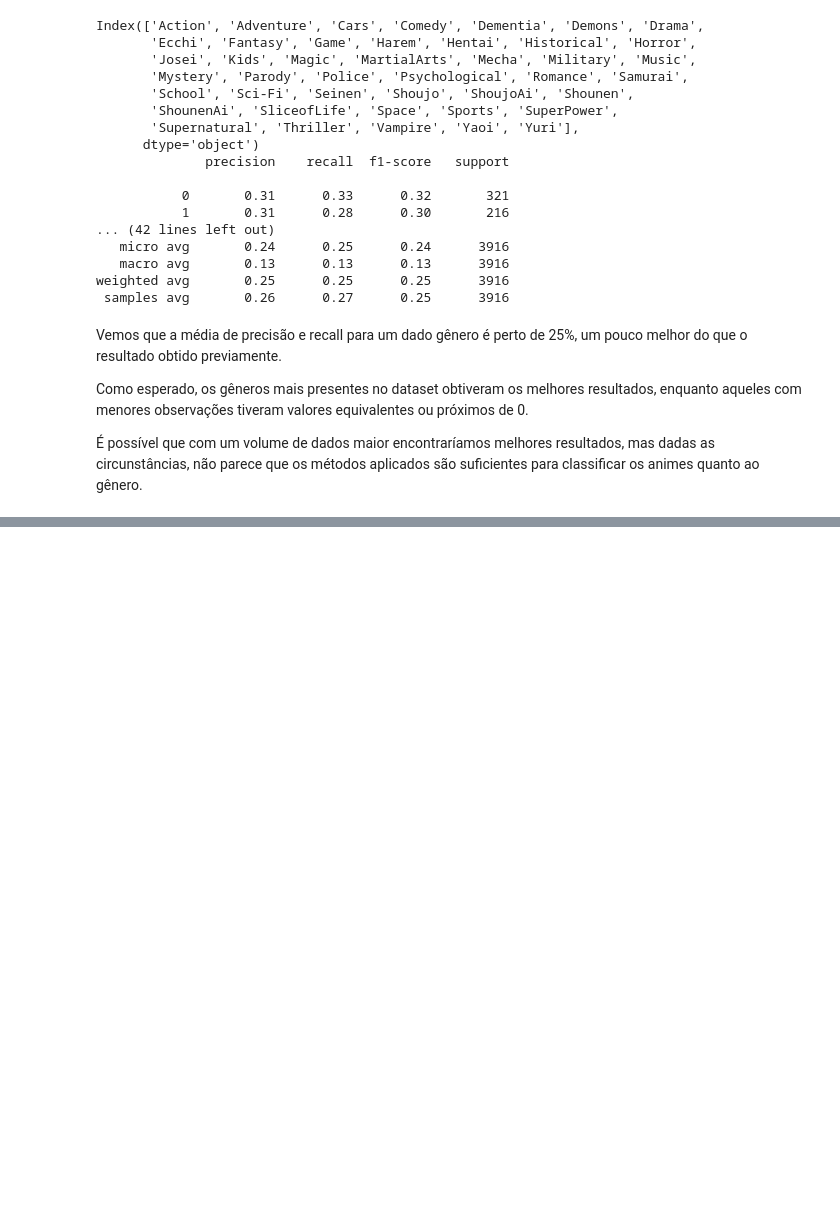
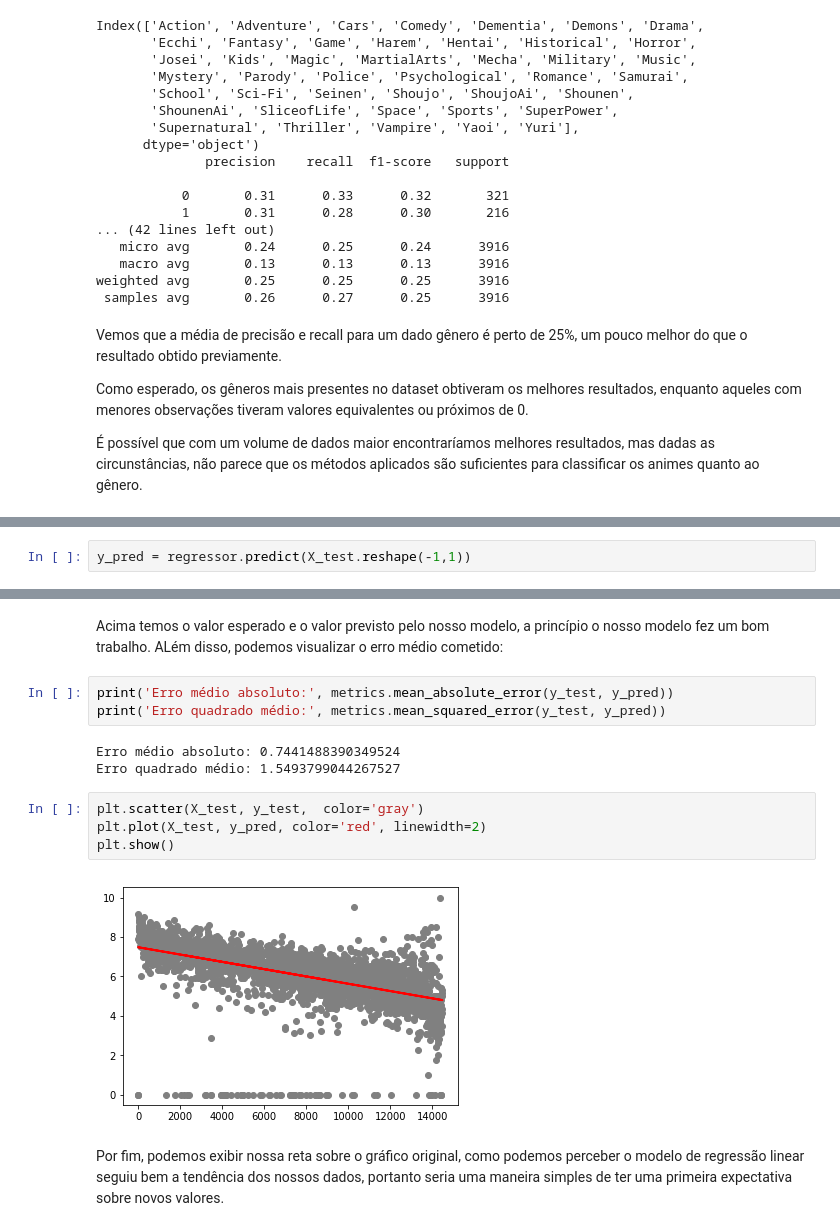
Before and after one commit to lucasbrant/Projeto_ICD, a Jupyter notebook: Trabalho ICD - MyAnimeList.ipynb, the cells around one changed output, grey strips where cells are left out. Saved outputs shown, nothing was run; the diff lists cells and outputs as text; blank space fills up the shorter version.

```diff
--- a/Trabalho ICD - MyAnimeList.ipynb
+++ b/Trabalho ICD - MyAnimeList.ipynb
@@ -446,0 +481,2 @@ Como esperado, os gêneros mais presentes no dataset obtiveram os melhores resul
+# %%
+y_pred = regressor.predict(X_test.reshape(-1,1))
@@ -446,0 +500,16 @@ Como esperado, os gêneros mais presentes no dataset obtiveram os melhores resul
+# %% [markdown]
+Acima temos o valor esperado e o valor previsto pelo nosso modelo, a princípio o nosso modelo fez um bom trabalho. ALém disso, podemos visualizar o erro médio cometido:
+# %%
+print('Erro médio absoluto:', metrics.mean_absolute_error(y_test, y_pred))
+print('Erro quadrado médio:', metrics.mean_squared_error(y_test, y_pred))
+# %% [output]
+Erro médio absoluto: 0.7441488390349524
+Erro quadrado médio: 1.5493799044267527
+# %%
+plt.scatter(X_test, y_test,  color='gray')
+plt.plot(X_test, y_pred, color='red', linewidth=2)
+plt.show()
+# %% [output]
+[figure, added]
+# %% [markdown]
+Por fim, podemos exibir nossa reta sobre o gráfico original, como podemos perceber o modelo de regressão linear seguiu bem a tendência dos nossos dados, portanto seria uma maneira simples de ter uma primeira expectativa sobre novos valores.
```
Also changed, not shown: parts of 19 cells of this notebook.
